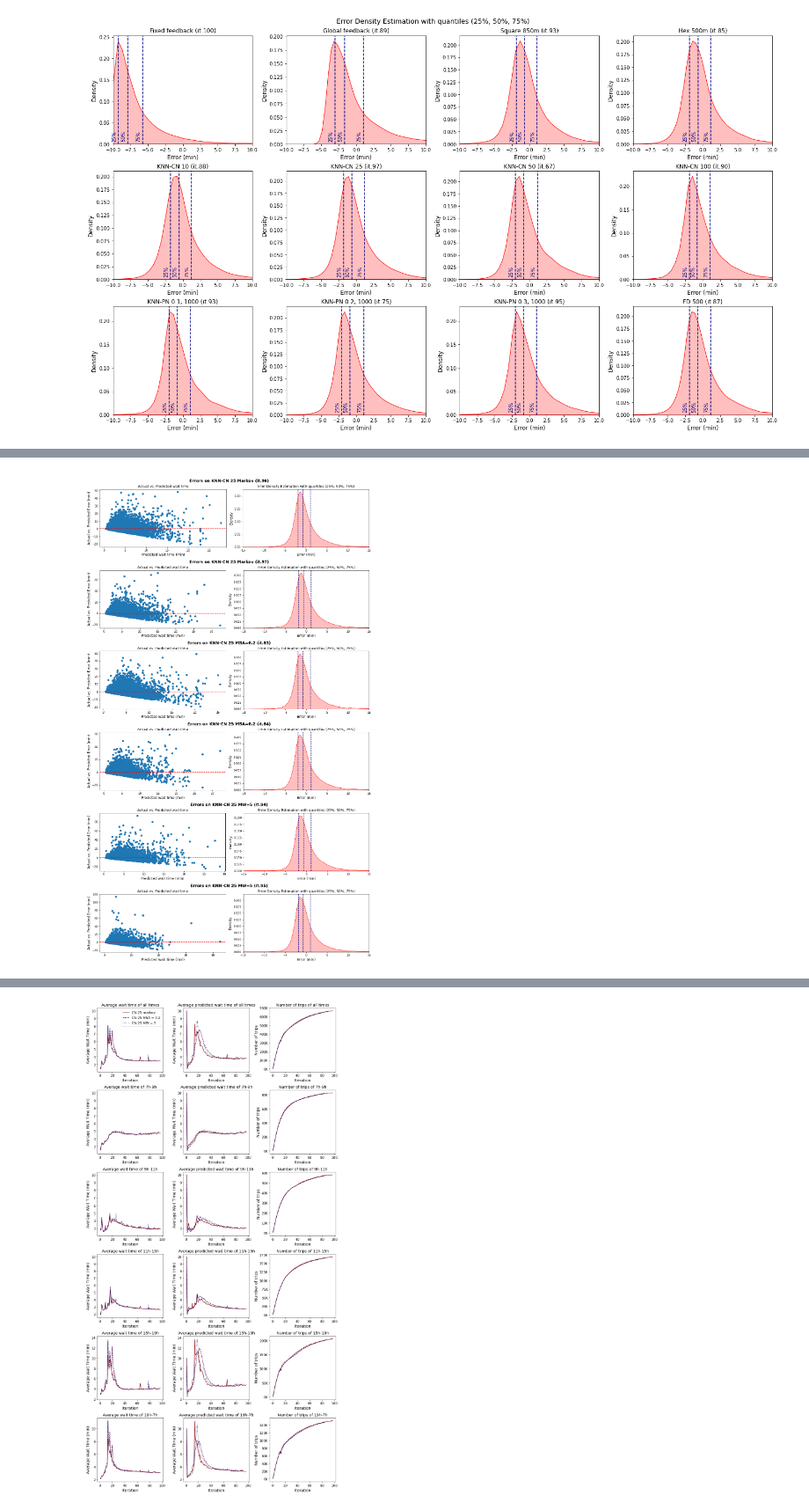
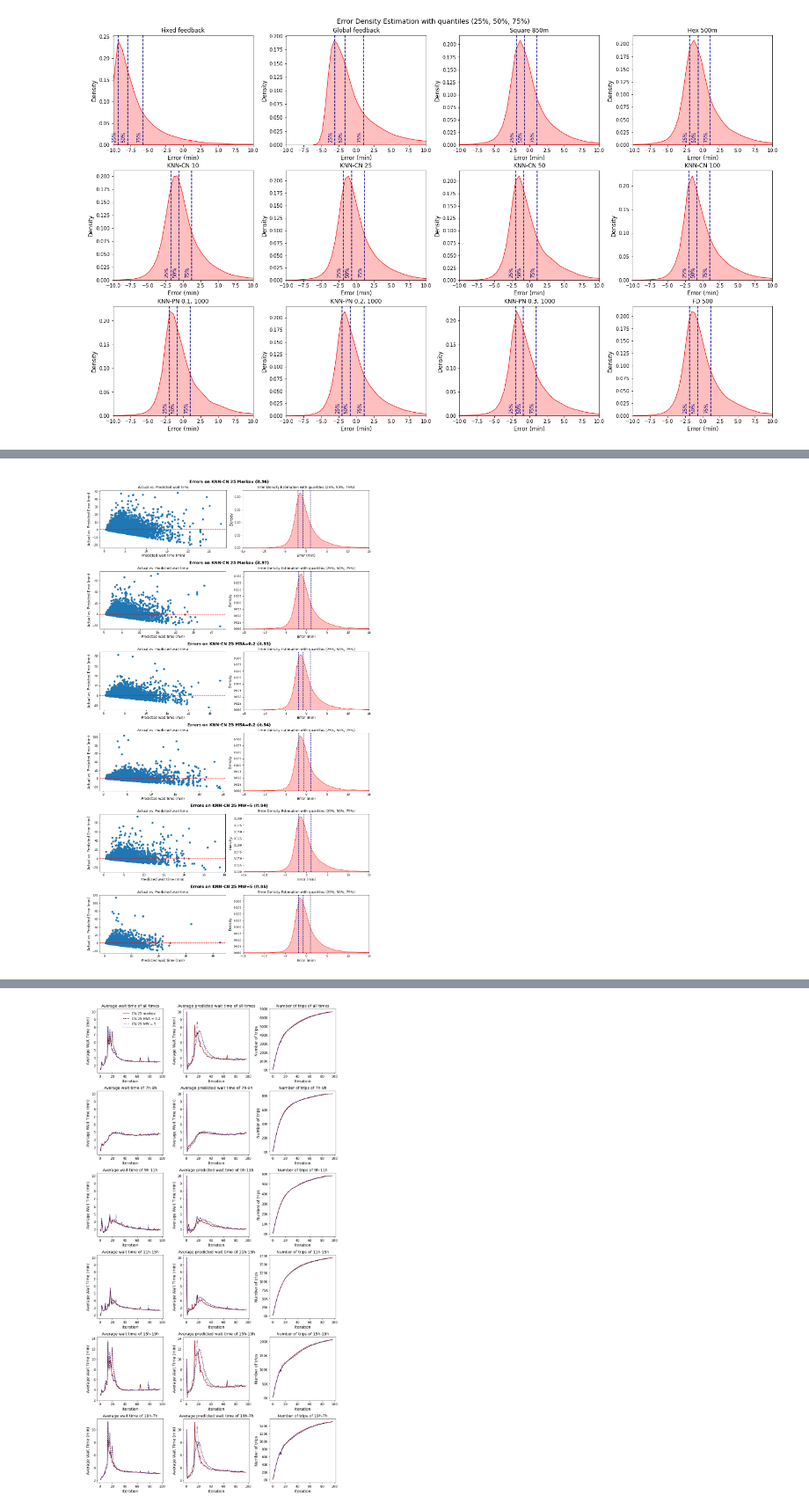
Before and after one commit to Sx-ETH/eqasim-java, a Jupyter notebook: switzerland/Analysis_notebooks/ASTRA_zurich_5km_100pct_14000.ipynb, the cells around one changed output, grey strips where cells are left out. Shown at 88% size. Saved outputs shown, nothing was run; the diff lists cells and outputs as text; code cells hidden in the pictures.

Commit message:
add figures

```diff
--- a/switzerland/Analysis_notebooks/ASTRA_zurich_5km_100pct_14000.ipynb
+++ b/switzerland/Analysis_notebooks/ASTRA_zurich_5km_100pct_14000.ipynb
@@ -57,8 +57,8 @@ data_dynamic_CN['markov'][100] = ASTRA_plots_utils.read_output(
                 )
 
 data_dynamic_CN['msa02'][25] = ASTRA_plots_utils.read_output(
-                os.path.join(path,"dynamic_CN", 'msa02', "k25_v2"),
-                last_iter=84
+                os.path.join(path_copy,"dynamic_CN", 'msa02', "k25_v2"),
+                last_iter=94
                 )
 data_dynamic_CN['mw5'][25] = ASTRA_plots_utils.read_output(
                 os.path.join(path_copy,"dynamic_CN", 'mw5', "k25"),
@@ -67,8 +67,8 @@ data_dynamic_CN['mw5'][25] = ASTRA_plots_utils.read_output(
 # %%
 data_hex_500 = {}
 data_hex_500['markov'] = ASTRA_plots_utils.read_output(
-        os.path.join(path,"hex","500_v2"),
-        last_iter=85
+        os.path.join(path_copy,"hex","500_v2"),
+        last_iter=98
         )
 # %%
 data_square_850 = {}
@@ -158,8 +180,8 @@ t
 compare_methods_smoothing = [
     ("KNN-CN 25 Markov", data['dynamic_CN']['markov'][25], 97-1),
     ("KNN-CN 25 Markov", data['dynamic_CN']['markov'][25], 97),
-    ("KNN-CN 25 MSA=0.2", data['dynamic_CN']['msa02'][25], 84-1),
-    ("KNN-CN 25 MSA=0.2", data['dynamic_CN']['msa02'][25], 84),
+    ("KNN-CN 25 MSA=0.2", data['dynamic_CN']['msa02'][25], 94-1),
+    ("KNN-CN 25 MSA=0.2", data['dynamic_CN']['msa02'][25], 94),
     ("KNN-CN 25 MW=5", data['dynamic_CN']['mw5'][25], 95-1),
     ("KNN-CN 25 MW=5", data['dynamic_CN']['mw5'][25], 95)
 ]
@@ -224,10 +272,10 @@ t
 # %%
 predictions_evaluations.plot_multiple_actual_vs_fitted_only_kde(
-    compare_methods, 'waitTime', 3,4, kde_plot_limit=10, add_iteration_to_title=True)
+    compare_methods, 'waitTime', 3,4, kde_plot_limit=10, add_iteration_to_title=False, filename='figures_14000/error_kde.pdf')
 # %% [output]
-[figure, old version]
+[figure, new version]
 # %%
-_ = predictions_evaluations.plot_multiple_actual_vs_fitted(
+table_compare_methods = predictions_evaluations.plot_multiple_actual_vs_fitted(
     compare_methods_smoothing, 'waitTime', kde_plot_limit=15, add_iteration_to_title=True)
 # %% [output]
 |  | count | mean | std | min | 25% | 50% | 75% | 95% | 99% | max | ... |
@@ -238,3 +286,3 @@ _ = predictions_evaluations.plot_multiple_actual_vs_fitted(
 | KNN-CN 25 MW=5 (it.94) | 34044 | 0.156665 | 3.898228 | -23.853912 | -1.848515 | -0.677612 | 1.157129 | 6.221246 | 13.574705 | 93.779826 | ... |
 | KNN-CN 25 MW=5 (it.95) | 34247 | 0.038865 | 3.517448 | -17.809296 | -1.854488 | -0.697189 | 1.054818 | 5.949671 | 11.880969 | 113.895685 | ... |
-[figure, old version]
+[figure, new version]
```
Also changed, not shown: parts of 13 cells of this notebook, 18 other files.
